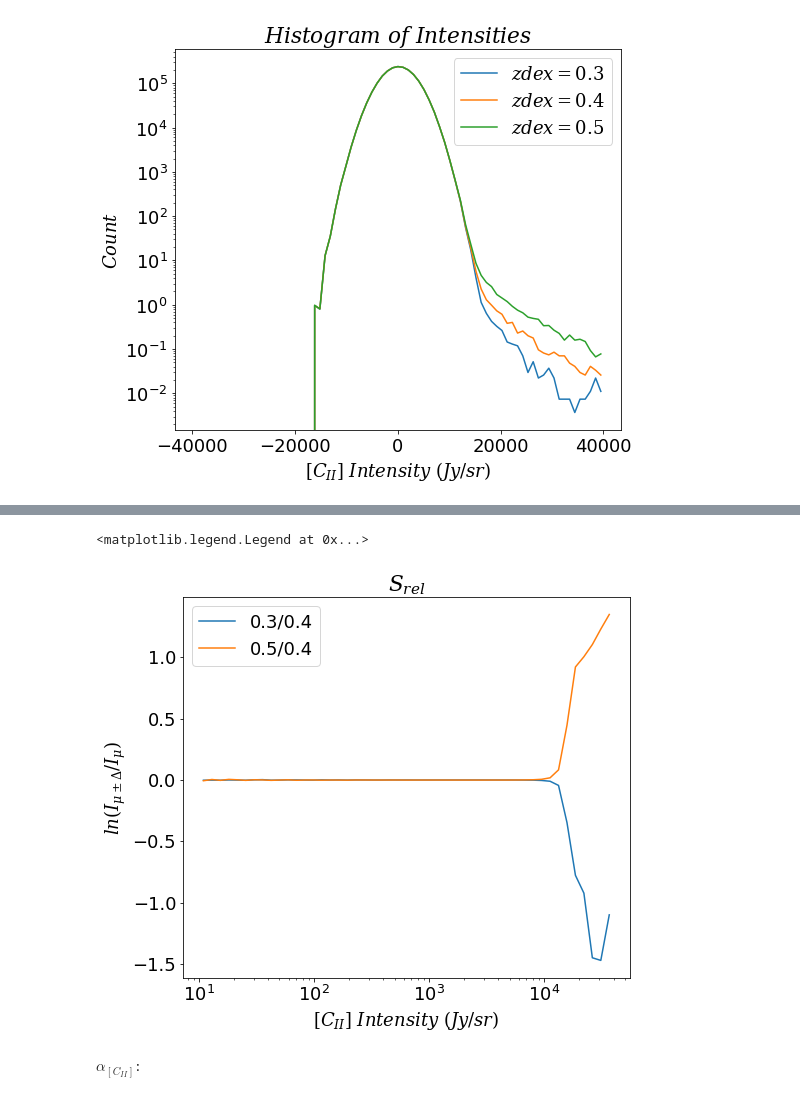
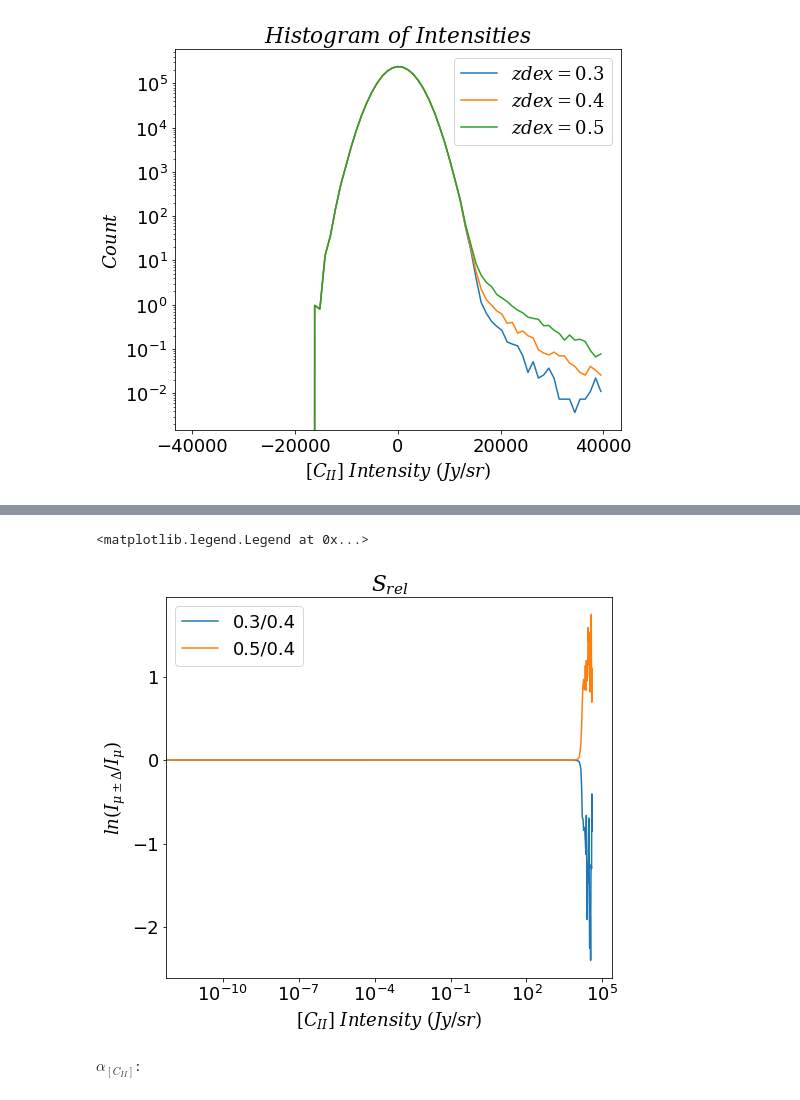
Before and after one commit to PatrickHorlaville/CITA_LIM, a Jupyter notebook: dSrel.ipynb, the cells around one changed output, grey strips where cells are left out. Cells and saved outputs as stored; diff of their text form; code cells hidden in the pictures.

```diff
--- a/dSrel.ipynb
+++ b/dSrel.ipynb
@@ -773,13 +756,14 @@ Forecasts:
 $zdex$:
 # %%
 lin_binning = np.linspace(-4*10**(4), 4*10**(4), 80)
+lin_center = (lin_binning[:-1] + lin_binning[1:]) / 2
 # %%
 n_zdex04_tot_for = [0 for i in range(len(onlyfiles))]
 
 for i in range(len(onlyfiles)):
 
-    for_nuObs270 = np.load('/mnt/scratch-lustre/horlaville/nuObs270/zdex04/alpha_cii_0-024/alpha_mhi_0-74/Mmin_2-10e10/for/cii_for'+str(i)+'.npy')
-    n_zdex04_tot_for[i], bins, _ = plt.hist(for_nuObs270.flatten(), bins = lin_binning, alpha = 0.5, histtype = 'step')
+    for_nuObs270 = np.load('/mnt/scratch-lustre/horlaville/nuObs270/zdex04/alpha_cii_0-024/alpha_mhi_0-74/Mmin_2-10e10/alpha0_-1_412/gamma0_0_31/for/cii_for'+str(i)+'.npy')
+    n_zdex04_tot_for[i], _, _ = plt.hist(for_nuObs270.flatten(), bins = lin_binning, alpha = 0.5, histtype = 'step')
 
     plt.xlabel(r'$[C_{II}]\ Intensity\ (Jy/sr)$')
     plt.ylabel(r'$Count$')
@@ -793,14 +777,12 @@ n_zdex03_tot_for = [0 for i in range(len(onlyfiles))]
 for i in range(len(onlyfiles)):
 
     for_zdex03 = np.load('/mnt/scratch-lustre/horlaville/nuObs270/zdex03/for/cii_for'+str(i)+'.npy')
-    n_zdex03_tot_for[i], bins, _ = plt.hist(for_zdex03.flatten(), bins = lin_binning, alpha = 0.5, histtype = 'step')
+    n_zdex03_tot_for[i], _, _ = plt.hist(for_zdex03.flatten(), bins = lin_binning, alpha = 0.5, histtype = 'step')
 
     plt.xlabel(r'$[C_{II}]\ Intensity\ (Jy/sr)$')
     plt.ylabel(r'$Count$')
     plt.yscale('log')
     plt.title(r'$Histogram\ of\ Intensities$')
-
-center = (bins[:-1] + bins[1:]) / 2
 # %% [output]
 [figure]
 # %%
@@ -820,8 +800,5 @@ center = (bins[:-1] + bins[1:]) / 2
 # %% [output]
 [figure]
-# %%
-bins = lin_binning
-lin_center = (bins[:-1] + bins[1:]) / 2
 # %%
 avg_zdex03_for = np.nanmean(n_zdex03_tot_for, axis = 0)
 avg_zdex04_for = np.nanmean(n_zdex04_tot_for, axis = 0)
@@ -937,15 +832,15 @@ plt.xticks(rotation = 45)
 # %%
-plt.plot(center, np.log(avg_zdex03_for/avg_zdex04_for), label = '0.3/0.4')
-plt.plot(center, np.log(avg_zdex05_for/avg_zdex04_for), label = '0.5/0.4')
+plt.plot(lin_center, np.log(avg_zdex03_for/avg_zdex04_for), label = '0.3/0.4')
+plt.plot(lin_center, np.log(avg_zdex05_for/avg_zdex04_for), label = '0.5/0.4')
 
 plt.xlabel(r'$[C_{II}]\ Intensity\ (Jy/sr)$')
 plt.ylabel(r'$ln(I_{\mu \pm \Delta}/I_{\mu})$')
 plt.title(r'$S_{rel}$')
 plt.xscale('log')
 
 
 plt.legend()
 # %% [output]
 <matplotlib.legend.Legend at 0x...>
-[figure, old version]
+[figure, new version]
 # %%
```
Also changed, not shown: parts of 63 cells of this notebook, 5 other files.
